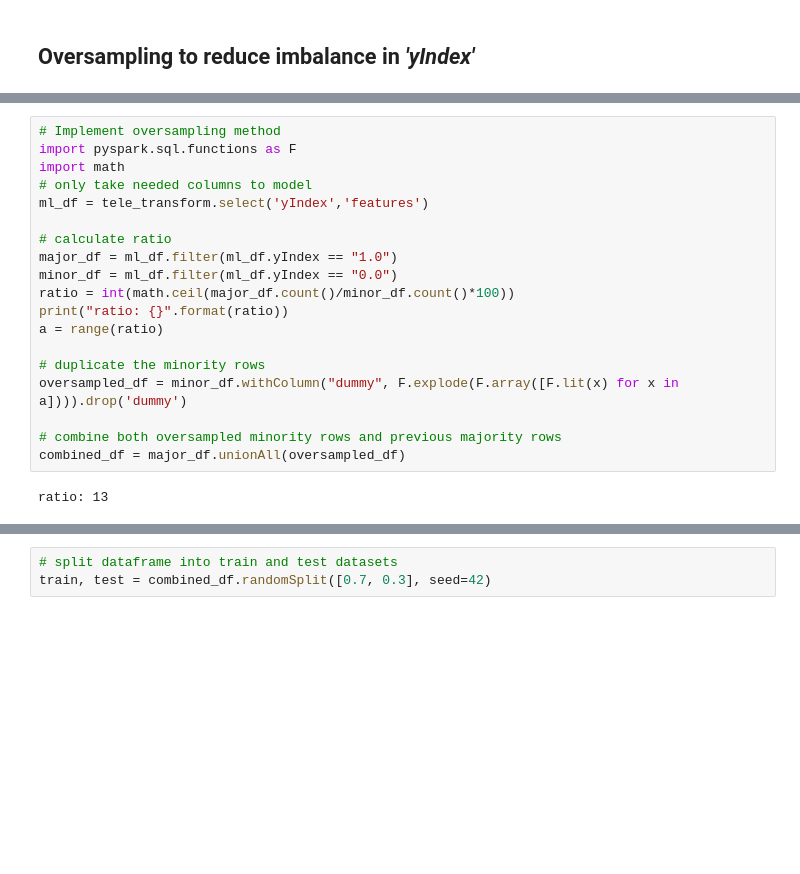
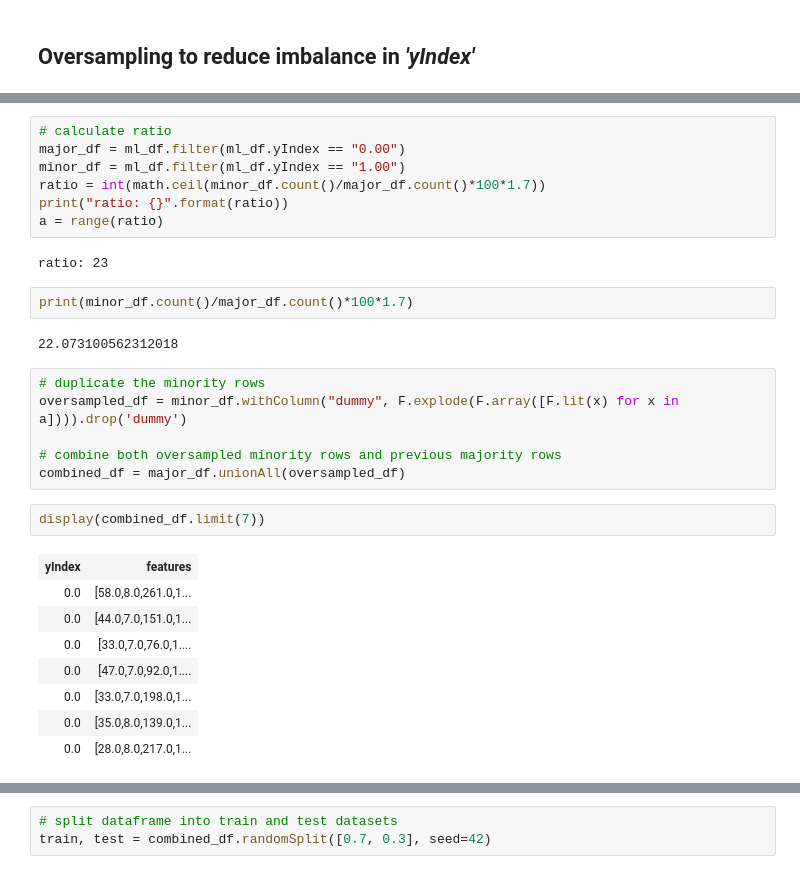
Before and after one commit to princeganer/Lemonrice, a Jupyter notebook: virtual_demo/ml_3_8_1_jupy.ipynb, the cells around one changed output, grey strips where cells are left out. Cells and saved outputs as stored; diff of their text form; blank space fills up the shorter version.

```diff
--- a/virtual_demo/ml_3_8_1_jupy.ipynb
+++ b/virtual_demo/ml_3_8_1_jupy.ipynb
@@ -349,21 +384,30 @@ NameError: name 'major_df' is not defined
+# %%
+# calculate ratio
+major_df = ml_df.filter(ml_df.yIndex == "0.00")
+minor_df = ml_df.filter(ml_df.yIndex == "1.00")
+ratio = int(math.ceil(minor_df.count()/major_df.count()*100*1.7))
+print("ratio: {}".format(ratio))
+a = range(ratio)
+# %% [output]
+ratio: 23
+# %%
+print(minor_df.count()/major_df.count()*100*1.7)
+# %% [output]
+22.073100562312018
 # %%
-# Implement oversampling method
-import pyspark.sql.functions as F
-import math
-# only take needed columns to model
-ml_df = tele_transform.select('yIndex','features')
-
-# calculate ratio
-major_df = ml_df.filter(ml_df.yIndex == "1.0")
-minor_df = ml_df.filter(ml_df.yIndex == "0.0")
-ratio = int(math.ceil(major_df.count()/minor_df.count()*100))
-print("ratio: {}".format(ratio))
-a = range(ratio)
-
 # duplicate the minority rows
 oversampled_df = minor_df.withColumn("dummy", F.explode(F.array([F.lit(x) for x in a]))).drop('dummy')
 
 # combine both oversampled minority rows and previous majority rows
 combined_df = major_df.unionAll(oversampled_df)
-# %% [output]
-ratio: 13
+# %%
+display(combined_df.limit(7))
+# %% [output]
+| yIndex | features |
+| 0.0 | [58.0,8.0,261.0,1... |
+| 0.0 | [44.0,7.0,151.0,1... |
+| 0.0 | [33.0,7.0,76.0,1.... |
+| 0.0 | [47.0,7.0,92.0,1.... |
+| 0.0 | [33.0,7.0,198.0,1... |
+| 0.0 | [35.0,8.0,139.0,1... |
+| 0.0 | [28.0,8.0,217.0,1... |
```
Also changed, not shown: parts of 11 cells of this notebook, 20 other files.
